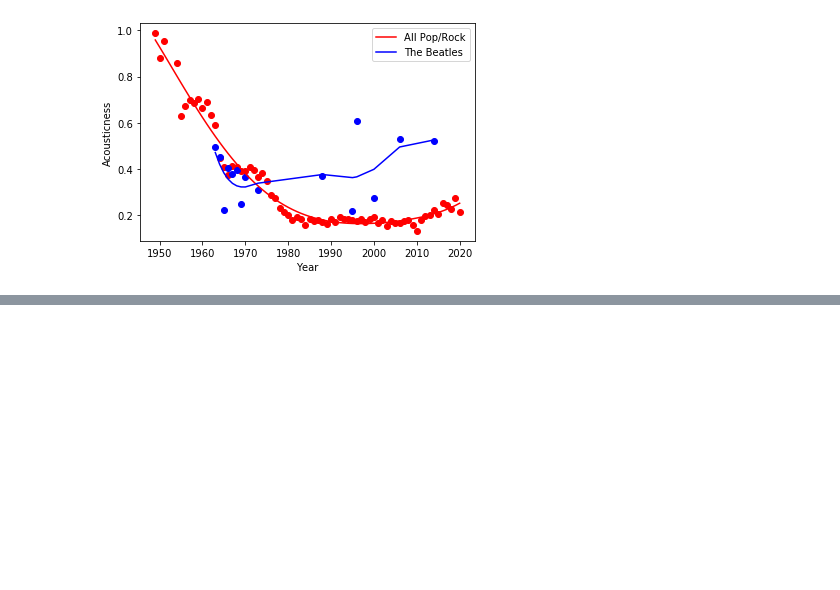
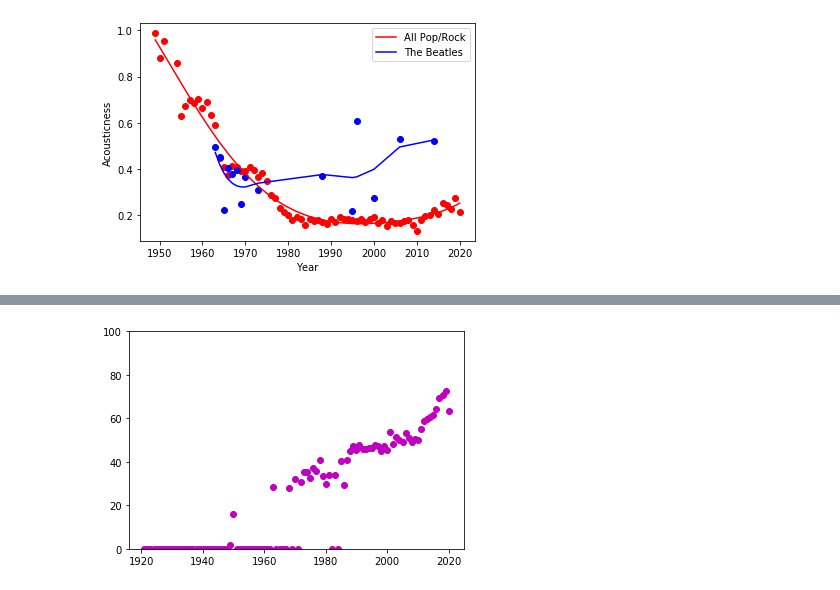
Before and after one commit to Wichaelian/ICM-2021, a Jupyter notebook: 2021_ICM_Problem_D_Data/Bullet 6.ipynb, the cells around one changed output, grey strips where cells are left out. Drawn from its saved outputs; the diff is of its cells as text; code cells hidden in the pictures; blank space fills up the shorter version.

```diff
--- a/2021_ICM_Problem_D_Data/Bullet 6.ipynb
+++ b/2021_ICM_Problem_D_Data/Bullet 6.ipynb
@@ -400,0 +502,4 @@ acousticImportance('The Beatles')
+# %%
+plotPop('Electronic')
+# %% [output]
+[figure, added]
```
Also changed, not shown: parts of 28 cells of this notebook.
